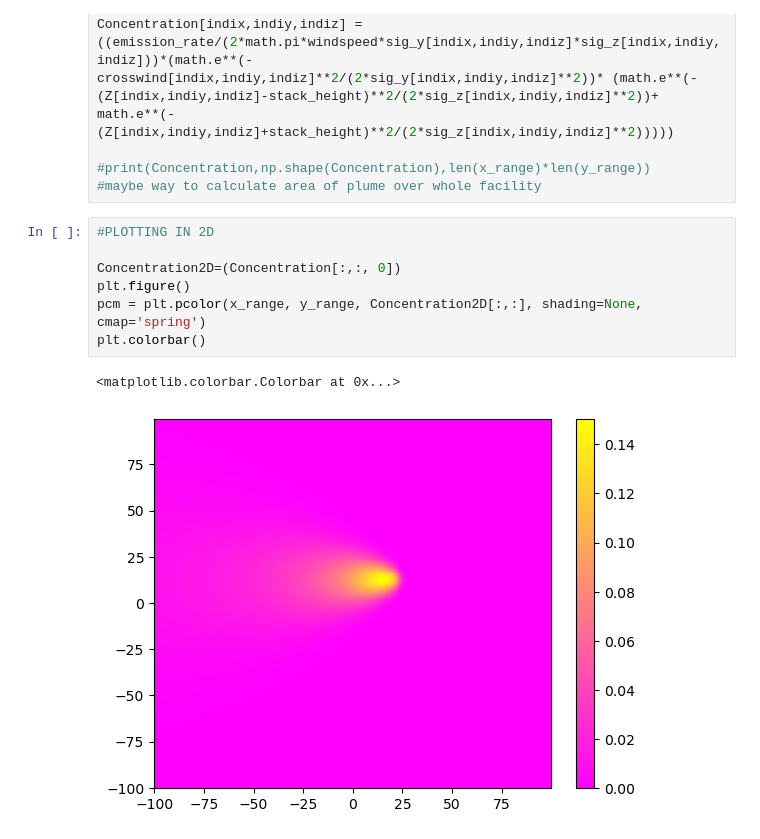
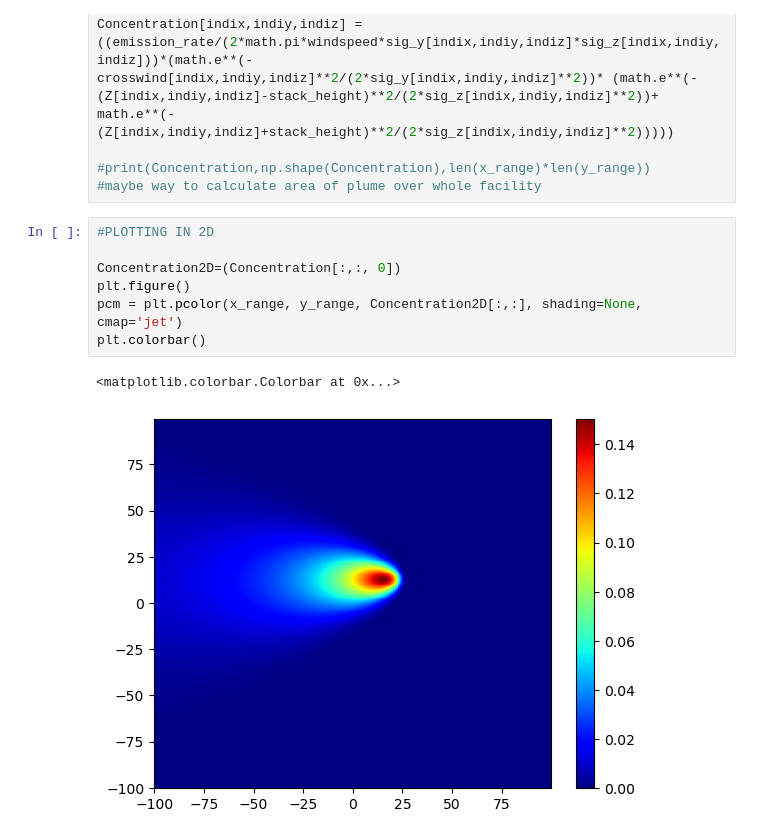
Before and after one commit to karina-regina/Expo7, a Jupyter notebook: PYTHON/Old Files/Gas_Plume_Heatmap.ipynb, the cells around one changed output. Cells and saved outputs as stored; diff of their text form.

```diff
--- a/PYTHON/Old Files/Gas_Plume_Heatmap.ipynb
+++ b/PYTHON/Old Files/Gas_Plume_Heatmap.ipynb
@@ -82,10 +81,10 @@ Concentration[indix,indiy,indiz] =((emission_rate/(2*math.pi*windspeed*sig_y[ind
 # %%
 #PLOTTING IN 2D
 
 Concentration2D=(Concentration[:,:, 0])
 plt.figure()
-pcm = plt.pcolor(x_range, y_range, Concentration2D[:,:], shading=None, cmap='spring')
+pcm = plt.pcolor(x_range, y_range, Concentration2D[:,:], shading=None, cmap='jet')
 plt.colorbar()
 # %% [output]
 <matplotlib.colorbar.Colorbar at 0x...>
-[figure, old version]
+[figure, new version]
```
Also changed, not shown: parts of 1 cell of this notebook, 1 other file.
